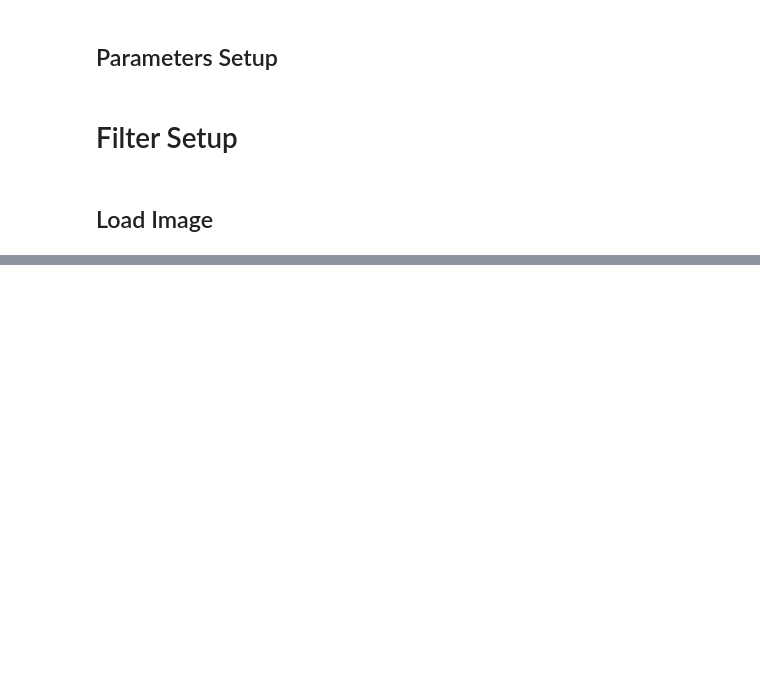
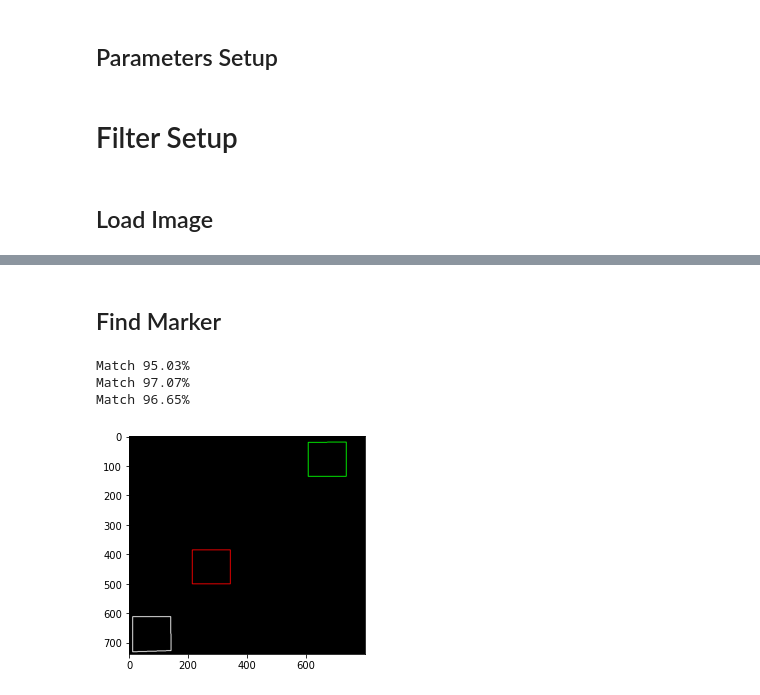
Before and after one commit to teerameth/Module6-7, a Jupyter notebook: MileStone27.ipynb, the cells around one changed output, grey strips where cells are left out. Drawn from its saved outputs; the diff is of its cells as text; code cells hidden in the pictures; blank space fills up the shorter version.

```diff
--- a/MileStone27.ipynb
+++ b/MileStone27.ipynb
@@ -41,0 +61,17 @@ if UnsharpMaskBeforeFindCard:
+# %% [markdown]
+## Find Marker
+# %%
+edges = cv2.Canny(frame, 20, 100)
+contours,hierarchy = cv2.findContours(edges, cv2.RETR_TREE,cv2.CHAIN_APPROX_SIMPLE) # RETR_EXTERNAL
+hierarchy = hierarchy[0] # get the actual inner list of hierarchy descriptions
+
+cp = unicorn.ContourProcessor()
+cp.set_param(image_resolution, image_size, marker_size, marker_size_error)
+
+cnts_marker = cp.get_marker_contours(contours)
+imdraws_color(cnts_marker, frame, mode = 1, size = 2)
+# %% [output]
+Match 95.03%
+Match 97.07%
+Match 96.65%
+[figure, added]
```
Also changed, not shown: parts of 14 cells of this notebook, 6 other files.
